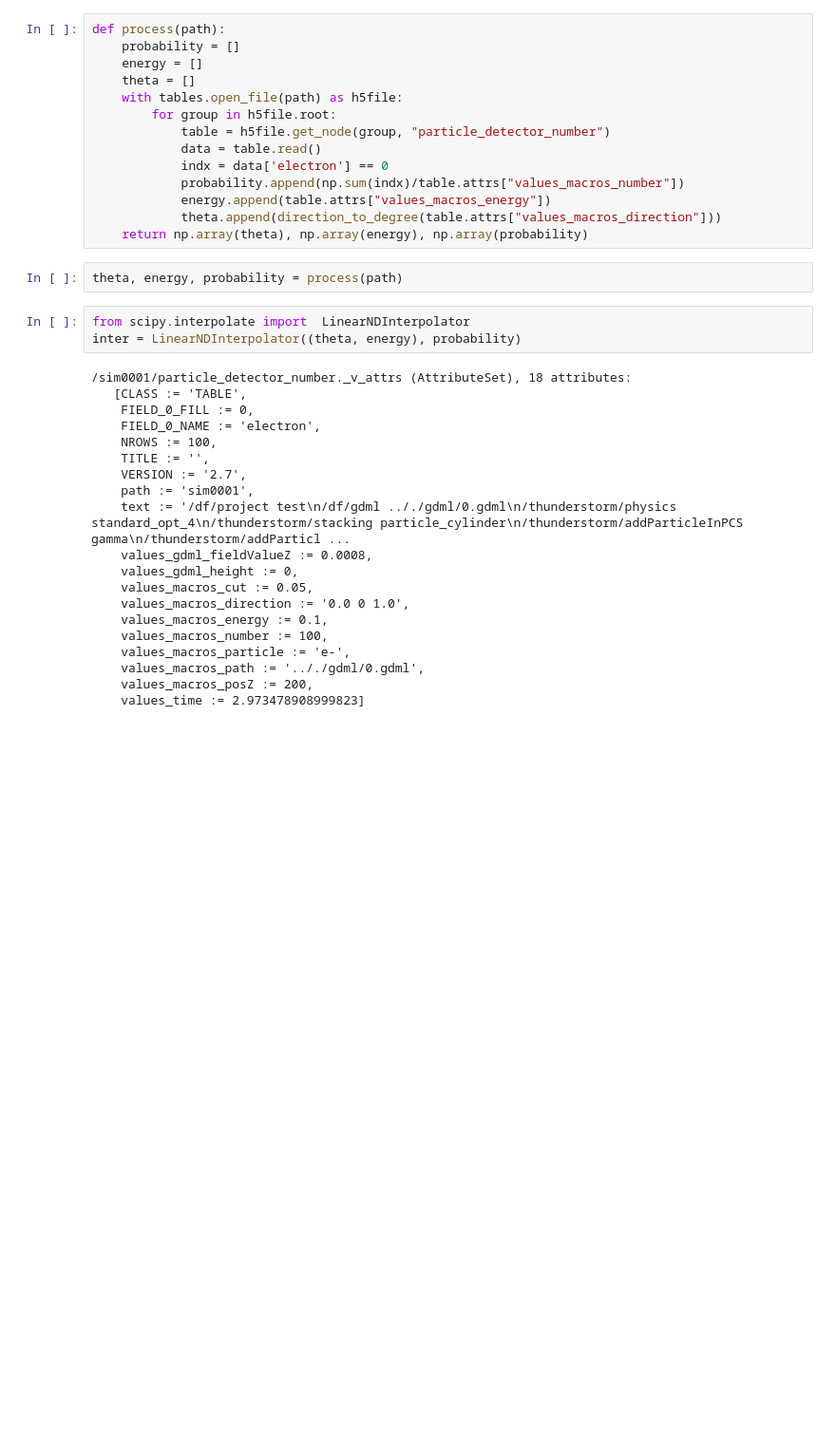
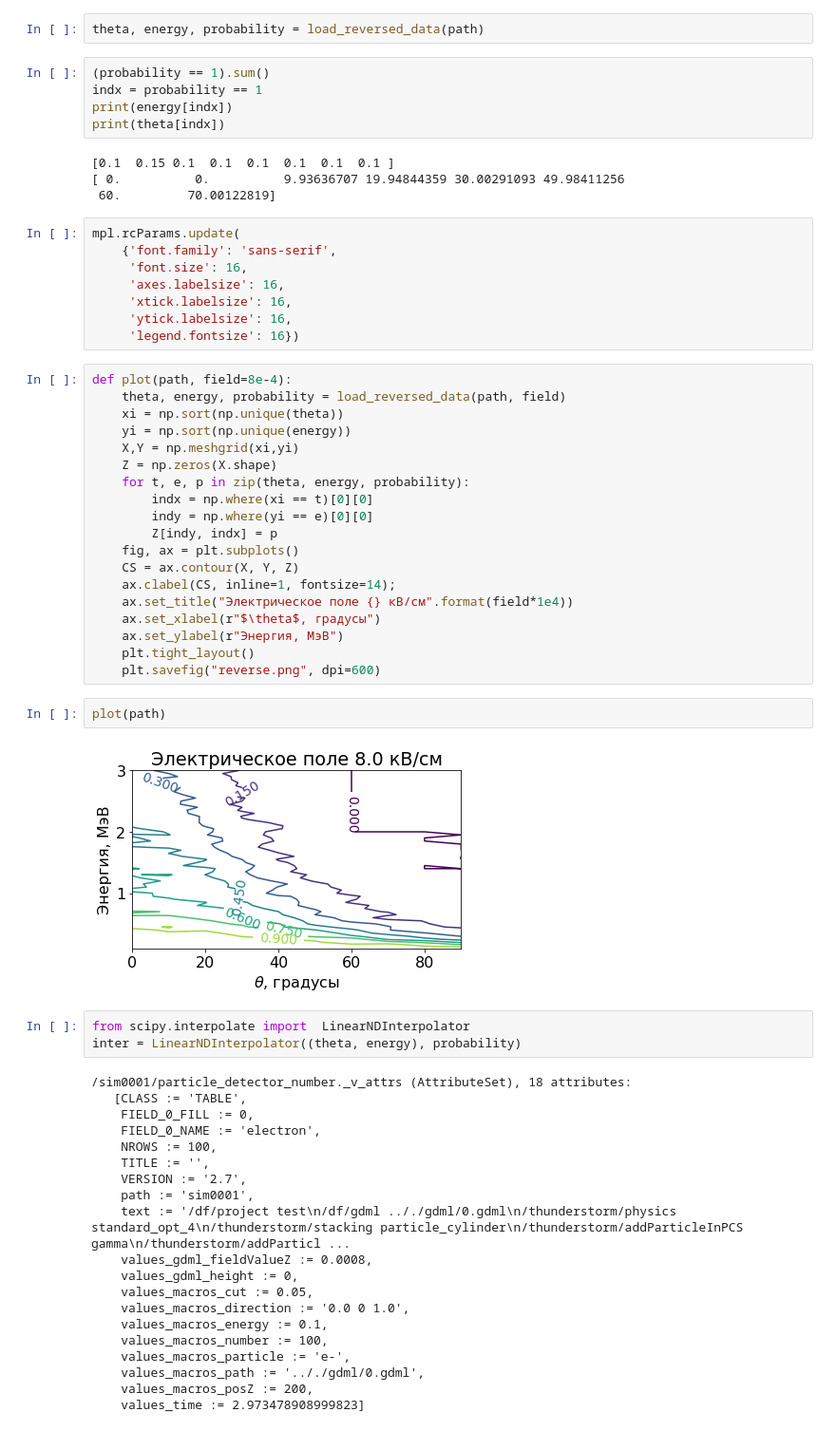
Before and after one commit to Zelenyy/phd-code, a Jupyter notebook: notebooks/06.ReversedEnergy.ipynb, the cells around one changed output. Shown: that part at 95% size. Saved outputs shown, nothing was run; the diff lists cells and outputs as text; blank space fills up the shorter version.

```diff
--- a/notebooks/06.ReversedEnergy.ipynb
+++ b/notebooks/06.ReversedEnergy.ipynb
@@ -20,19 +23,45 @@ with tables.open_file(path) as h5file:
-# %%
-def process(path):
-    probability = []
-    energy = []
-    theta = []
-    with tables.open_file(path) as h5file:
-        for group in h5file.root:
-            table = h5file.get_node(group, "particle_detector_number")
-            data = table.read()
-            indx = data['electron'] == 0
-            probability.append(np.sum(indx)/table.attrs["values_macros_number"])
-            energy.append(table.attrs["values_macros_energy"])
-            theta.append(direction_to_degree(table.attrs["values_macros_direction"]))
-    return np.array(theta), np.array(energy), np.array(probability)
 # %%
-theta, energy, probability = process(path)
+theta, energy, probability = load_reversed_data(path)
+# %%
+(probability == 1).sum()
+indx = probability == 1
+print(energy[indx])
+print(theta[indx])
+# %% [output]
+[0.1  0.15 0.1  0.1  0.1  0.1  0.1  0.1 ]
+[ 0.          0.          9.93636707 19.94844359 30.00291093 49.98411256
+ 60.         70.00122819]
+# %%
+mpl.rcParams.update(
+    {'font.family': 'sans-serif',
+     'font.size': 16,
+     'axes.labelsize': 16,
+     'xtick.labelsize': 16,
+     'ytick.labelsize': 16,
+     'legend.fontsize': 16})
+# %%
+def plot(path, field=8e-4):
+    theta, energy, probability = load_reversed_data(path, field)
+    xi = np.sort(np.unique(theta))
+    yi = np.sort(np.unique(energy))
+    X,Y = np.meshgrid(xi,yi)
+    Z = np.zeros(X.shape)
+    for t, e, p in zip(theta, energy, probability):
+        indx = np.where(xi == t)[0][0]
+        indy = np.where(yi == e)[0][0]
+        Z[indy, indx] = p
+    fig, ax = plt.subplots()
+    CS = ax.contour(X, Y, Z)
+    ax.clabel(CS, inline=1, fontsize=14);
+    ax.set_title("Электрическое поле {} кВ/см".format(field*1e4))
+    ax.set_xlabel(r"$\theta$, градусы")
+    ax.set_ylabel(r"Энергия, МэВ")
+    plt.tight_layout()
+    plt.savefig("reverse.png", dpi=600)
+# %%
+plot(path)
+# %% [output]
+[figure, added]
 # %%
 from scipy.interpolate import  LinearNDInterpolator
 inter = LinearNDInterpolator((theta, energy), probability)
```
Also changed, not shown: parts of 14 cells of this notebook, 7 other files.
